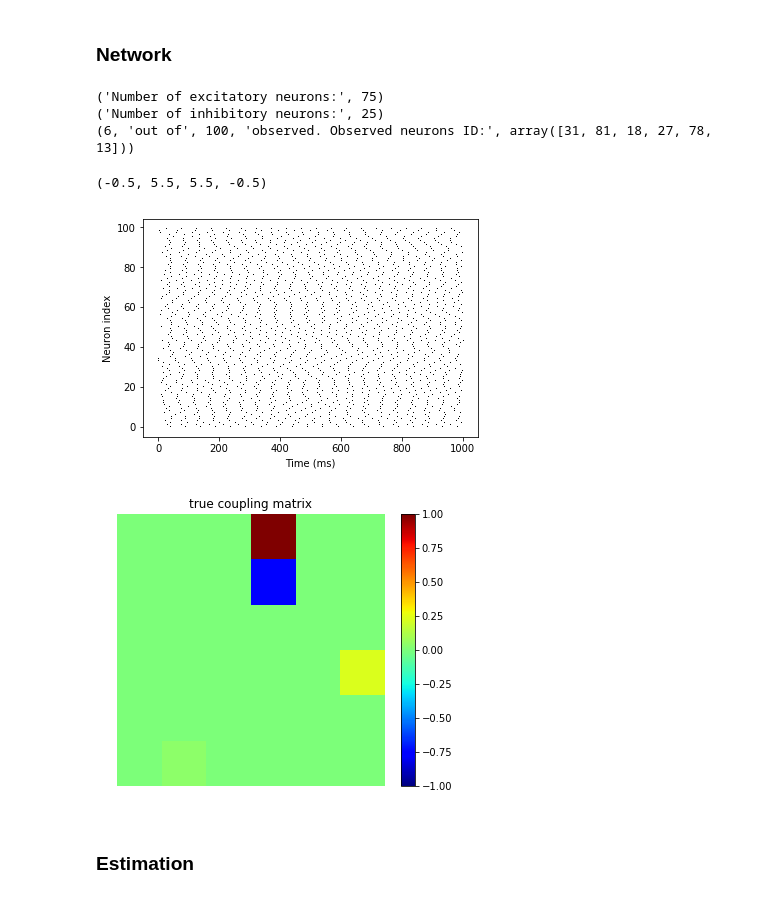
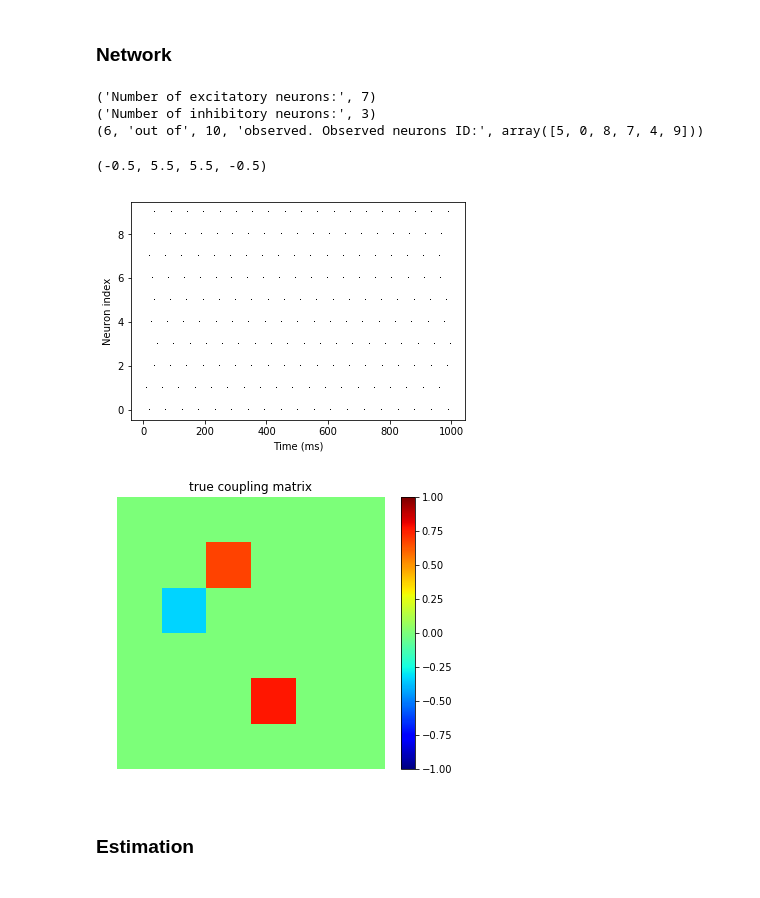
Before and after one commit to yger/inference, a Jupyter notebook: network_inference_brian.ipynb, the cells around one changed output. Drawn from its saved outputs; the diff is of its cells as text; code cells hidden in the pictures.

```diff
--- a/network_inference_brian.ipynb
+++ b/network_inference_brian.ipynb
@@ -31,7 +31,7 @@ def visualise_connectivity(S):
 ######################
 
 Nneurons_obs = 6  # number of neurons whose spike trains are observed
-Nneurons_tot = 100  # number of neurons in total;
+Nneurons_tot = 10  # number of neurons in total;
 N_e = int(0.75*Nneurons_tot) #number of excitatory neurons
 N_i = Nneurons_tot - N_e #number of inhibitory neurons
 
@@ -99,7 +99,7 @@ Si.wi = -np.random.rand(len(Si.i))*mV # random inhibitory synaptic weight
 statemon = StateMonitor(G,'v',record=True)
 
 # spikes
-spikemon = SpikeMonitor(G)
+spikemon = SpikeMonitor(G,record=True)
 
 run(sim_t)
 
@@ -108,7 +108,7 @@ obs_neurons_ind = np.random.permutation(Nneurons_tot)[:Nneurons_obs]
 print(Nneurons_obs,'out of', Nneurons_tot, 'observed. Observed neurons ID:',obs_neurons_ind)
 Spt_dict = {}
 for i_N,id_N in enumerate(obs_neurons_ind):
-    Spt_dict[i_N] = spikemon.t[id_N]*ms
+    Spt_dict[i_N] = spikemon.t[spikemon.i==id_N]/ms
 
 ## visualize voltage
 #figure()
@@ -116,38 +116,38 @@ for i_N,id_N in enumerate(obs_neurons_ind):
 
 # visualize spikes
 figure()
 plot(spikemon.t/ms,spikemon.i,'k,')
 xlabel('Time (ms)')
 ylabel('Neuron index')
 
 ## visualize connections
 #visualise_connectivity(Se)
 #visualise_connectivity(Si)
 
 # visualize weights
 
 Jmat = np.zeros((Nneurons_tot,Nneurons_tot))
 for c in range(len(Se.i)):
     Jmat[Se.i[c],Se.j[c]] = Se.we[c]*10**3
 for c in range(len(Si.i)):
     Jmat[Si.i[c],Si.j[c]] = Si.wi[c]*10**3
 
 Jmat_obs = Jmat[obs_neurons_ind,:][:,obs_neurons_ind] #connectivity matrix of observed neurons
 
 figure(figsize=(6,5))
 subplot(111)
 imshow(Jmat_obs, origin='upper', interpolation='nearest',
            aspect='auto', vmin=-1.0, vmax=1.0, cmap=plt.cm.jet)
 title('true coupling matrix')
 colorbar()
 axis('off')
 # %% [output]
-('Number of excitatory neurons:', 75)
-('Number of inhibitory neurons:', 25)
-(6, 'out of', 100, 'observed. Observed neurons ID:', array([31, 81, 18, 27, 78, 13]))
+('Number of excitatory neurons:', 7)
+('Number of inhibitory neurons:', 3)
+(6, 'out of', 10, 'observed. Observed neurons ID:', array([5, 0, 8, 7, 4, 9]))
 (-0.5, 5.5, 5.5, -0.5)
-[figure, old version]
+[figure, new version]
-[figure, old version]
+[figure, new version]
 # %% [markdown]
 ### Estimation
 # %%
```
Also changed, not shown: parts of 3 cells of this notebook.
